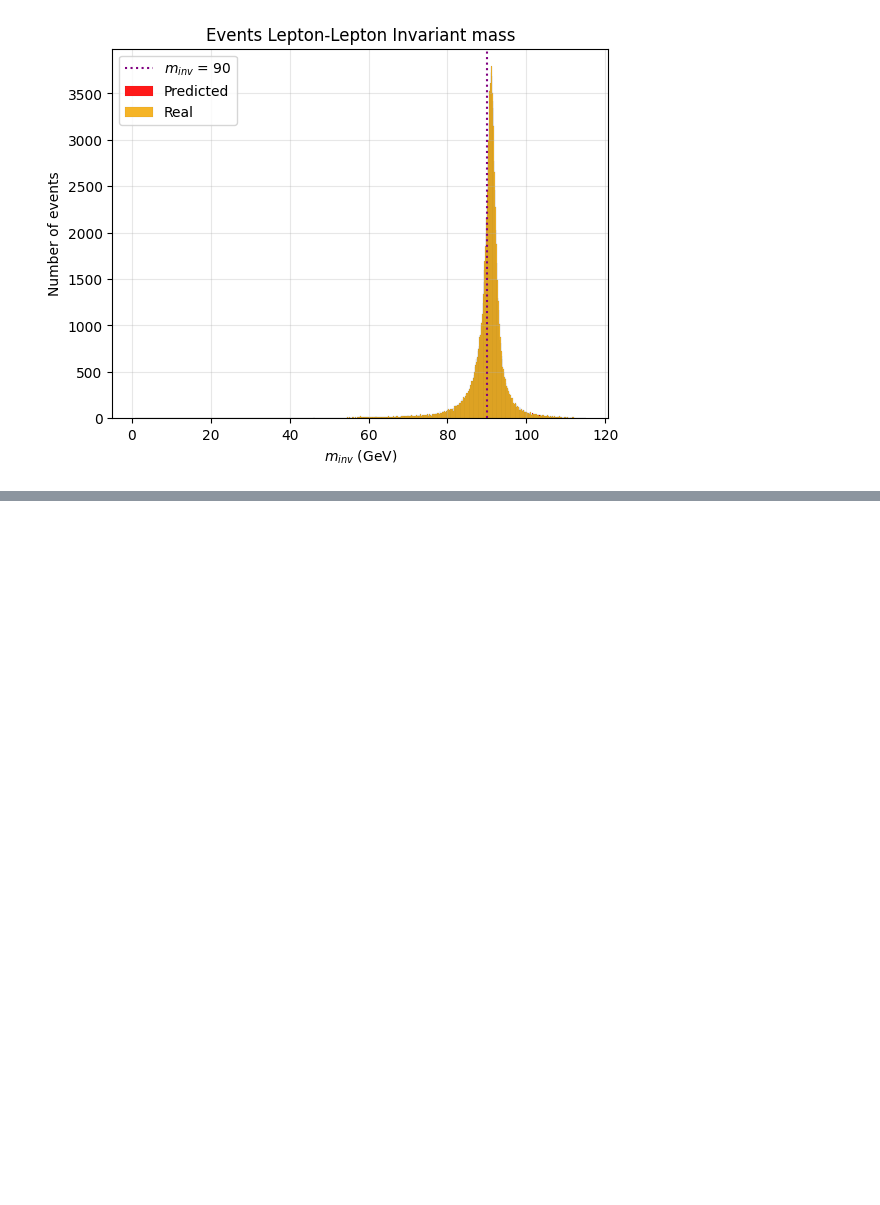
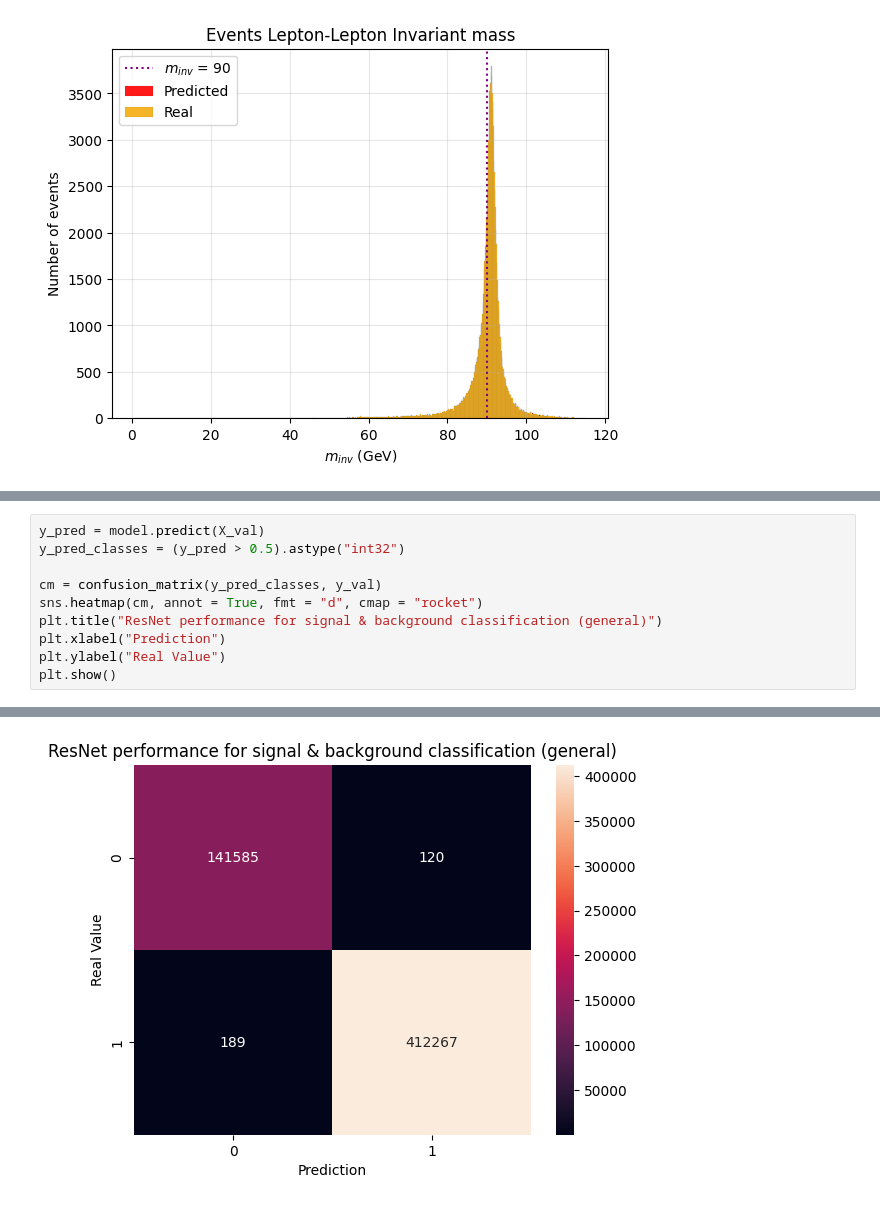
Before and after one commit to emmdaz/Higgs-Boson-SignalnBackground-Classificator, a Jupyter notebook: Result-Models-Trials/ResNet-Model.ipynb, the cells around one changed output, grey strips where cells are left out. Drawn from its saved outputs; the diff is of its cells as text; blank space fills up the shorter version.

```diff
--- a/Result-Models-Trials/ResNet-Model.ipynb
+++ b/Result-Models-Trials/ResNet-Model.ipynb
@@ -267,0 +107,11 @@ plt.show()
+# %%
+y_pred = model.predict(X_val)
+y_pred_classes = (y_pred > 0.5).astype("int32")
+
+cm = confusion_matrix(y_pred_classes, y_val)
+sns.heatmap(cm, annot = True, fmt = "d", cmap = "rocket")
+plt.title("ResNet performance for signal & background classification (general)")
+plt.xlabel("Prediction")
+plt.ylabel("Real Value")
+plt.show()
+# %% [output]
@@ -267,0 +119 @@ plt.show()
+[figure, added]
```
Also changed, not shown: parts of 17 cells of this notebook.
